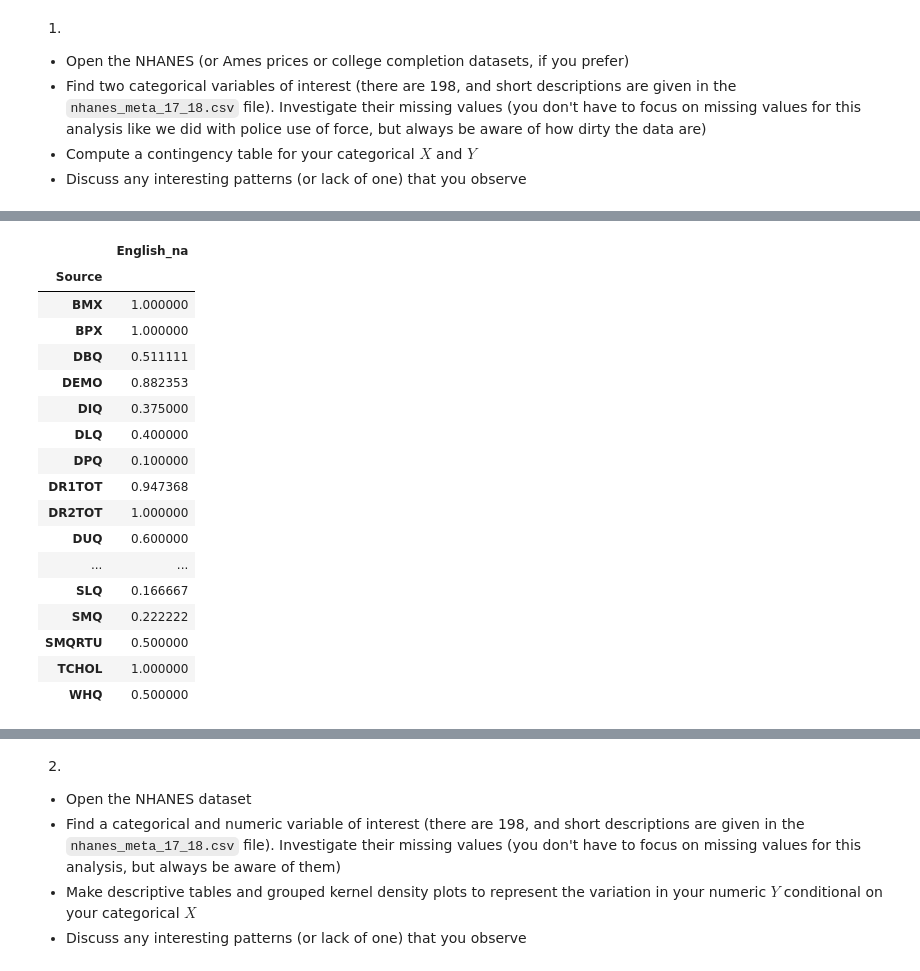
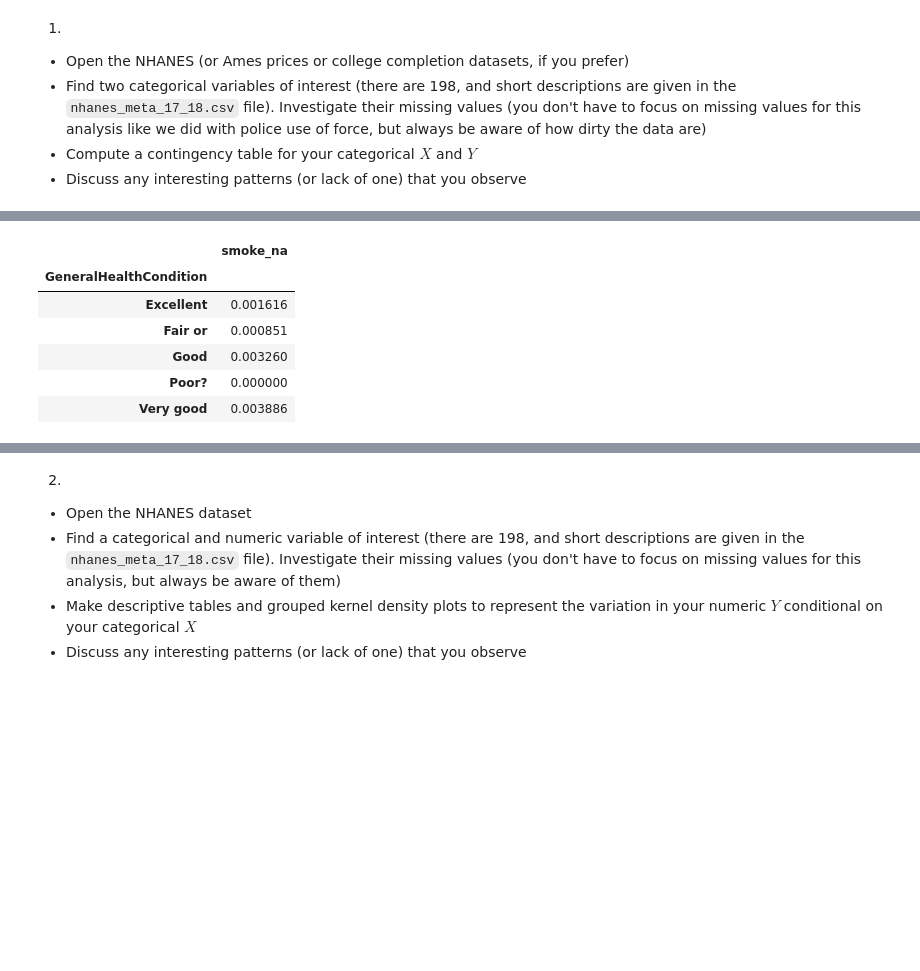
Before and after one commit to shawn01-kubo/DS-5030-Assignment3, a Jupyter notebook: assignment_3.ipynb, the cells around one changed output, grey strips where cells are left out. Drawn from its saved outputs; the diff is of its cells as text; code cells hidden in the pictures; blank space fills up the shorter version.

```diff
--- a/assignment_3.ipynb
+++ b/assignment_3.ipynb
@@ -56,0 +47,3 @@ NHANES.head()
+# %%
+NHANES = pd.read_csv('./data/nhanes_data_17_18.csv')
+NHANES
@@ -57,4 +64,4 @@ NHANES.head()
 # %%
-NHANES['English_na'] = NHANES['EnglishInstructions'].isna()
-NHANES['English_na'].value_counts()
+NHANES['smoke_na'] = NHANES['SmokedTobaccoLast5Days'].isna()
+NHANES['smoke_na'].value_counts()
 # %% [output]
@@ -101,22 +96,11 @@ pd.crosstab(NHANES['English_na'], NHANES['Source'], normalize='index')
 # %%
-NHANES.loc[:,['English_na','Source']].groupby('Source').mean()
+NHANES.loc[:,['smoke_na','GeneralHealthCondition']].groupby('GeneralHealthCondition').mean()
 # %% [output]
-|  | English_na |
-| Source |  |
-| BMX | 1.000000 |
-| BPX | 1.000000 |
-| DBQ | 0.511111 |
-| DEMO | 0.882353 |
-| DIQ | 0.375000 |
-| DLQ | 0.400000 |
-| DPQ | 0.100000 |
-| DR1TOT | 0.947368 |
-| DR2TOT | 1.000000 |
-| DUQ | 0.600000 |
-| ... | ... |
-| SLQ | 0.166667 |
-| SMQ | 0.222222 |
-| SMQRTU | 0.500000 |
-| TCHOL | 1.000000 |
-| WHQ | 0.500000 |
+|  | smoke_na |
+| GeneralHealthCondition |  |
+| Excellent | 0.001616 |
+| Fair or | 0.000851 |
+| Good | 0.003260 |
+| Poor? | 0.000000 |
+| Very good | 0.003886 |
 # %% [markdown]
```
Also changed, not shown: parts of 10 cells of this notebook.
